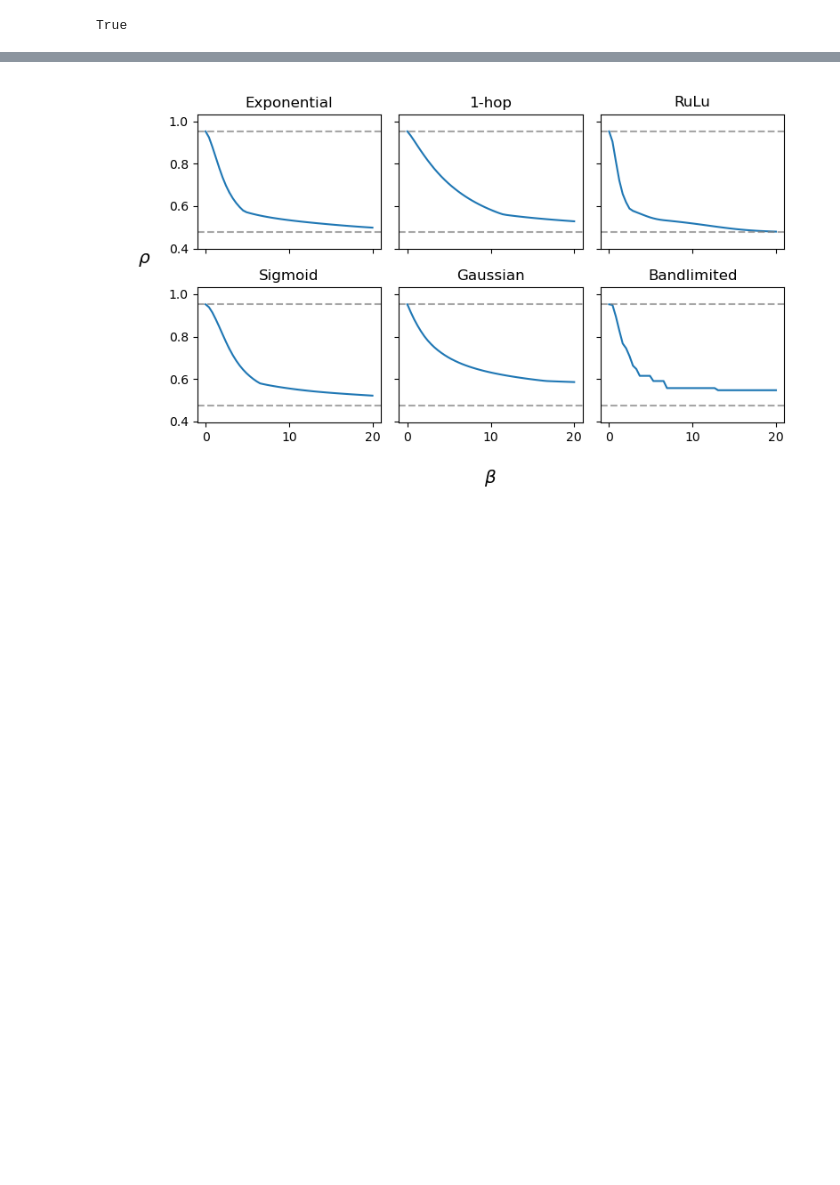
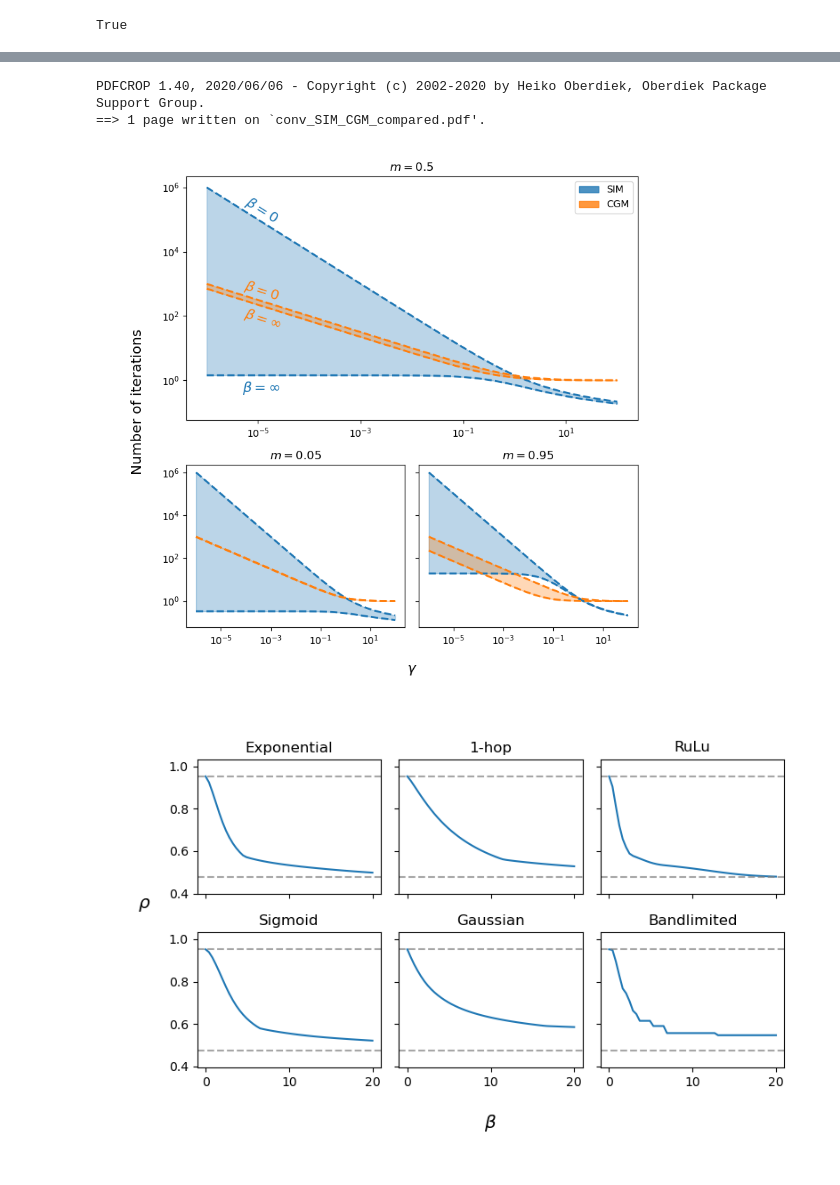
Before and after one commit to nickelnine37/ThesisCode, a Jupyter notebook: Chapter 4/4.3.ipynb, the cells around one changed output, grey strips where cells are left out. Saved outputs shown, nothing was run; the diff lists cells and outputs as text; code cells hidden in the pictures; blank space fills up the shorter version.

```diff
--- a/Chapter 4/4.3.ipynb
+++ b/Chapter 4/4.3.ipynb
@@ -597,3 +687,58 @@ im = butterflies_plot()
+# %%
+def make_it_gamma_plot_CGM():
+
+    gs = np.logspace(-6, 2)
+
+    fig, axes = plt.subplot_mosaic("AA;BC", sharey=True, figsize=(8, 8), gridspec_kw={'height_ratios': [1.5, 1]})
+
+    y1 = (1 / gs + 1) ** 0.5
+    ya = 1 / np.log(1 + gs)
+
+
+    for ax, m in zip(axes.values(), [0.5, 0.05, 0.95]):
+
+        y2 = ((1 - m + gs) / gs) ** 0.5
+        yb = 1 / (np.log(1 + gs) - np.log(m))
+
+        ax.plot(gs, ya, color='tab:blue', ls='--', lw=2)
+        ax.plot(gs, yb, color='tab:blue', ls='--', lw=2)
+        ax.fill_between(gs, ya, yb, alpha=0.3,  color='tab:blue')
+
+        ax.plot(gs, y1, color='tab:orange', ls='--', lw=2)
+        ax.plot(gs, y2, color='tab:orange', ls='--', lw=2)
+        ax.fill_between(gs, y1, y2, alpha=0.3, color='tab:orange')
+
+        ax.set_xscale('log')
+        ax.set_yscale('log')
+
+        ax.set_title(r'$m=' + str(m) + '$')
+
+    fig.add_subplot(111, frameon=False)
+    plt.tick_params(labelcolor='none', which='both', top=False, bottom=False, left=False, right=False)
+    plt.xlabel(r"$\gamma$", size='x-large', labelpad=20)
+    plt.ylabel(r'Number of iterations', labelpad=20, size='x-large')
+
+
+    axes['A'].text(5e-6, 6e5, r'$\beta=0$', color='tab:blue', rotation=-32, ha='left', va='top', size='x-large')
+    axes['A'].text(5e-6, 1e0, r'$\beta=\infty$', color='tab:blue', ha='left', va='top', size='x-large')
+
+    axes['A'].text(5e-6, 1.5e3, r'$\beta=0$', color='tab:orange', rotation=-18, ha='left', va='top', size='x-large')
+    axes['A'].text(5e-6, 2e2, r'$\beta=\infty$', color='tab:orange', rotation=-18, ha='left', va='top', size='x-large')
+
+    legend_elements = [Patch(facecolor='tab:blue', edgecolor='tab:blue', label='SIM', alpha=0.8),
+                       Patch(facecolor='tab:orange', edgecolor='tab:orange', label='CGM', alpha=0.8)]
+
+    axes['A'].legend(handles=legend_elements)
+
+    plt.tight_layout()
+
+    save_fig_cropped('conv_SIM_CGM_compared.pdf')
+
+make_it_gamma_plot_CGM()
+# %% [output]
+PDFCROP 1.40, 2020/06/06 - Copyright (c) 2002-2020 by Heiko Oberdiek, Oberdiek Package Support Group.
+==> 1 page written on `conv_SIM_CGM_compared.pdf'.
+[figure, added]
 # %%
 def make_rho_beta_plot():
 
```
Also changed, not shown: parts of 51 cells of this notebook, 9 other files.
